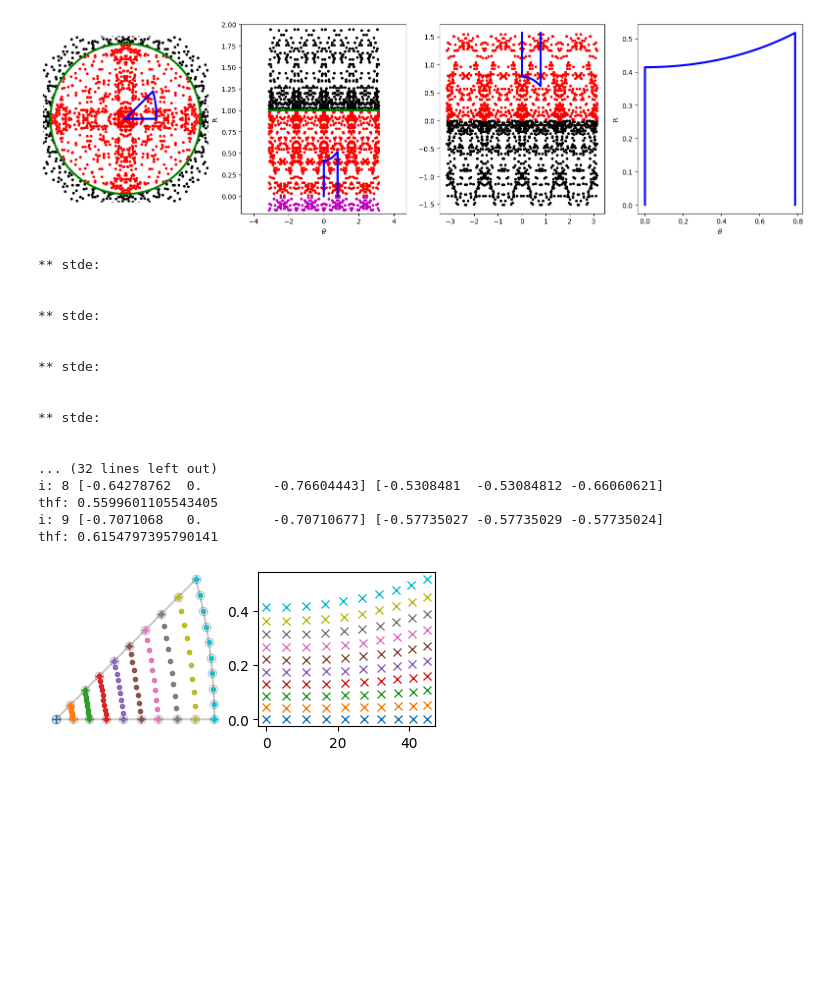
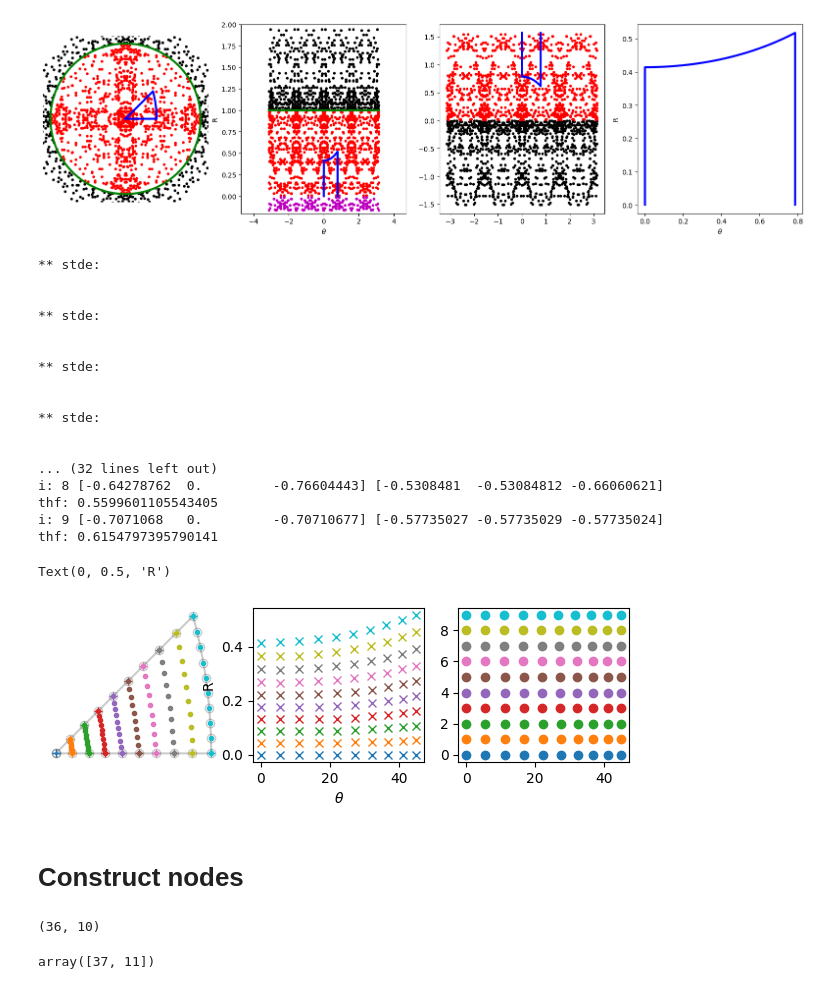
Before and after one commit to youngung/texture3, a Jupyter notebook: ipynb/ipf.ipynb, the cells around one changed output. Saved outputs shown, nothing was run; the diff lists cells and outputs as text; code cells hidden in the pictures; blank space fills up the shorter version.

```diff
--- a/ipynb/ipf.ipynb
+++ b/ipynb/ipf.ipynb
@@ -347,7 +326,7 @@ kw.update(nres=10)
 
 ## inverse pole figure boundaries
 boundary=get_ipf_boundary(**kw)
-fig,axes=gen_fig(nrows=1,ncols=2)
+fig,axes=gen_fig(nrows=1,ncols=3)
 axes[0,0].plot(boundary[0],boundary[1],'k-o',mfc='None',alpha=0.2)
 
 ## Find arcs between a and b vectors
@@ -380,35 +359,47 @@ for i, rot in enumerate(rots_rad_bottom[:,:,:]):
         axes[0,0].plot(X,Y,'.',c=l.get_color())
         r,_th_=xy2_rtheta(X,Y)
         theta_r_mesh[:,i,j]=r,np.rad2deg(_th_)
 
 theta_r_mesh[0,0,:]=0.
 theta_r_mesh[1,0,:]=theta_r_mesh[1,1,:]
 
 for i in range(n_rad):
-    axes[0,1].plot(theta_r_mesh[1,i,:],theta_r_mesh[0,i,:],'x')
+    l,=axes[0,1].plot(theta_r_mesh[1,i,:],theta_r_mesh[0,i,:],'x')
+    axes[0,2].plot(theta_r_mesh[1,i,:],np.ones(n_rad)*i,'o',c=l.get_color())
 
 ## deco
 axes[0,0].set_aspect('equal')
 axes[0,0].set_axis_off()
+axes[0,1].set_xlabel(r'$\theta$')
+axes[0,1].set_ylabel('R')
 # %% [output]
 ** stde:
 
 
 ** stde:
 
 
 ** stde:
 
 
 ** stde:
 
 
 ... (32 lines left out)
 i: 8 [-0.64278762  0.         -0.76604443] [-0.5308481  -0.53084812 -0.66060621]
 thf: 0.5599601105543405
 i: 9 [-0.7071068   0.         -0.70710677] [-0.57735027 -0.57735029 -0.57735024]
 thf: 0.6154797395790141
+Text(0, 0.5, 'R')
-[figure, old version]
+[figure, new version]
+# %% [markdown]
+# Construct nodes
+# %%
+print(f.shape)
+np.array(f.shape)+1
+# %% [output]
+(36, 10)
+array([37, 11])
 # %%
 fig,axes=gen_fig(nrows=1,ncols=2,colsize=4,rowsize=4)
 ## Full Sphere (-pi, +pi) and (0, pi)
```
Also changed, not shown: parts of 8 cells of this notebook.
